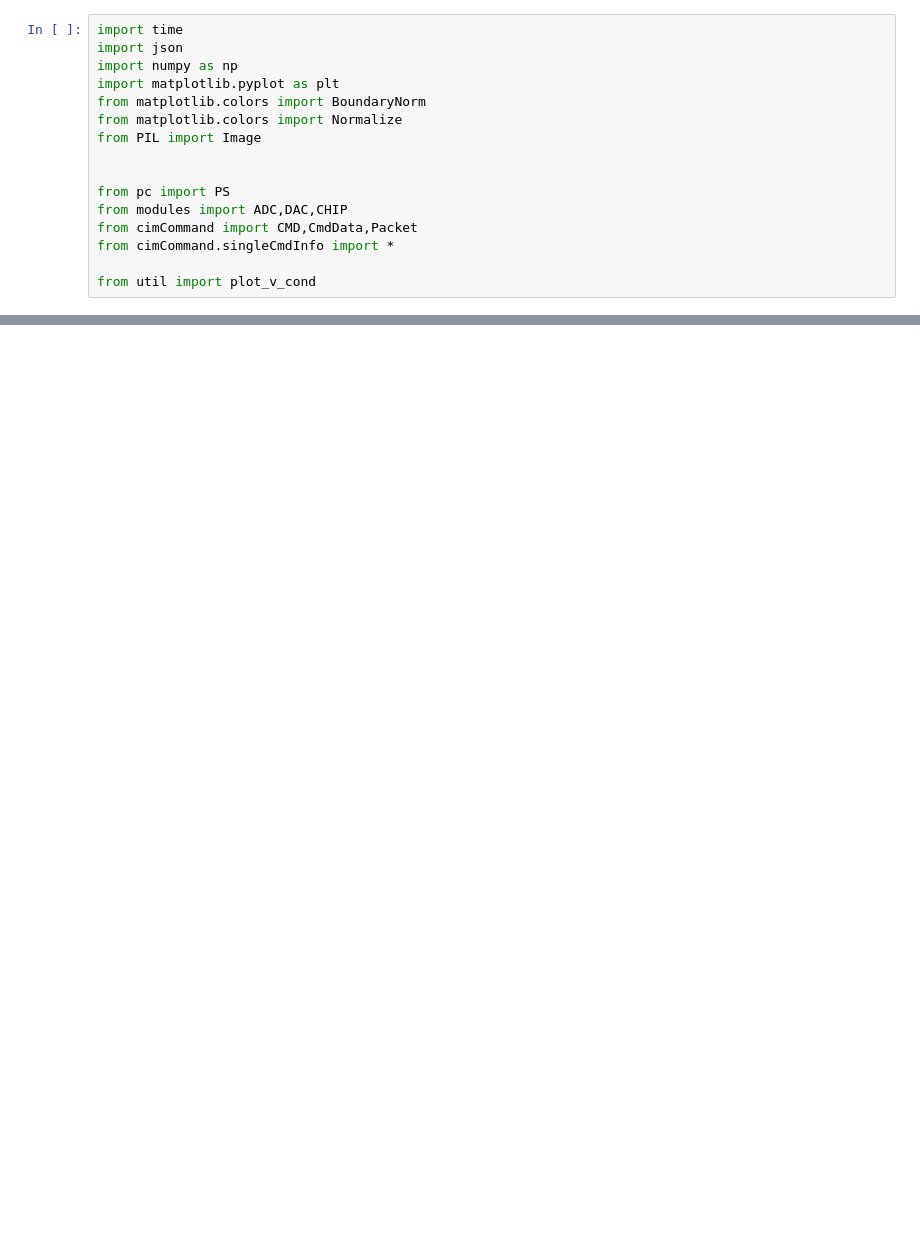
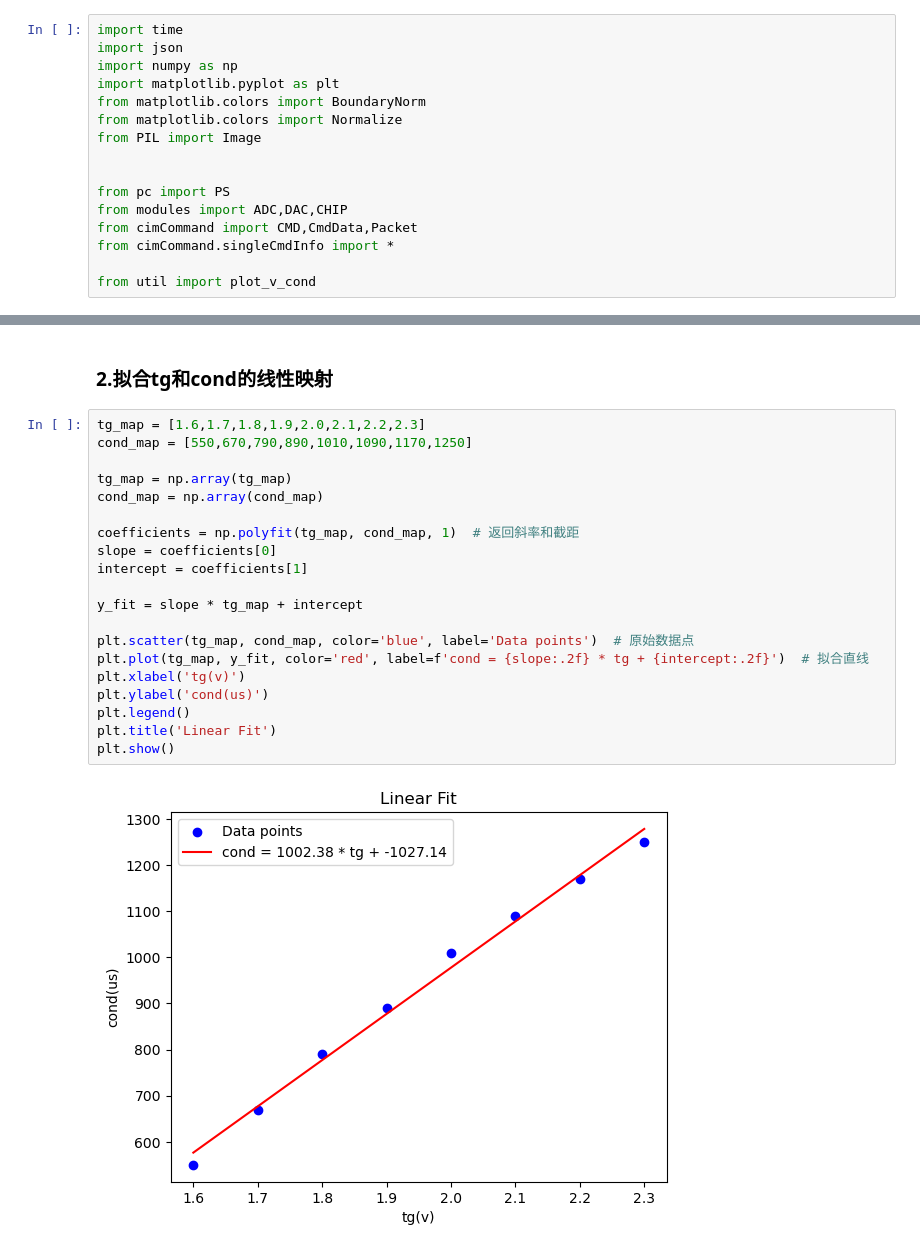
Before and after one commit to bei-meng/host_computer, a Jupyter notebook: 5写灰度图示例.ipynb, the cells around one changed output, grey strips where cells are left out. Saved outputs shown, nothing was run; the diff lists cells and outputs as text; blank space fills up the shorter version.

```diff
--- a/5写灰度图示例.ipynb
+++ b/5写灰度图示例.ipynb
@@ -252,0 +98,24 @@ plt.show()
+# %% [markdown]
+### 2.拟合tg和cond的线性映射
+# %%
+tg_map = [1.6,1.7,1.8,1.9,2.0,2.1,2.2,2.3]
+cond_map = [550,670,790,890,1010,1090,1170,1250]
+
+tg_map = np.array(tg_map)
+cond_map = np.array(cond_map)
+
+coefficients = np.polyfit(tg_map, cond_map, 1)  # 返回斜率和截距
+slope = coefficients[0]
+intercept = coefficients[1]
+
+y_fit = slope * tg_map + intercept
+
+plt.scatter(tg_map, cond_map, color='blue', label='Data points')  # 原始数据点
+plt.plot(tg_map, y_fit, color='red', label=f'cond = {slope:.2f} * tg + {intercept:.2f}')  # 拟合直线
+plt.xlabel('tg(v)')
+plt.ylabel('cond(us)')
+plt.legend()
+plt.title('Linear Fit')
+plt.show()
+# %% [output]
+[figure, added]
```
Also changed, not shown: parts of 40 cells of this notebook, 10 other files.
